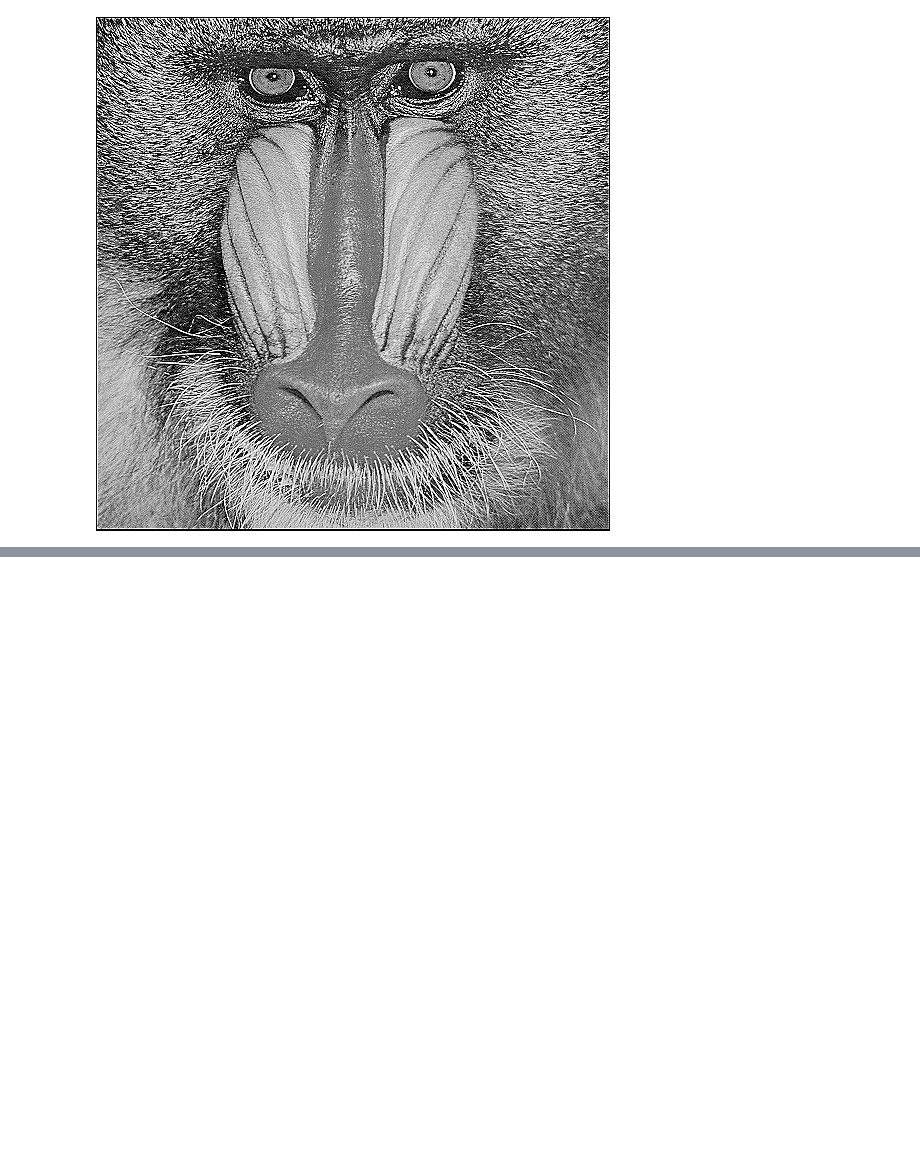
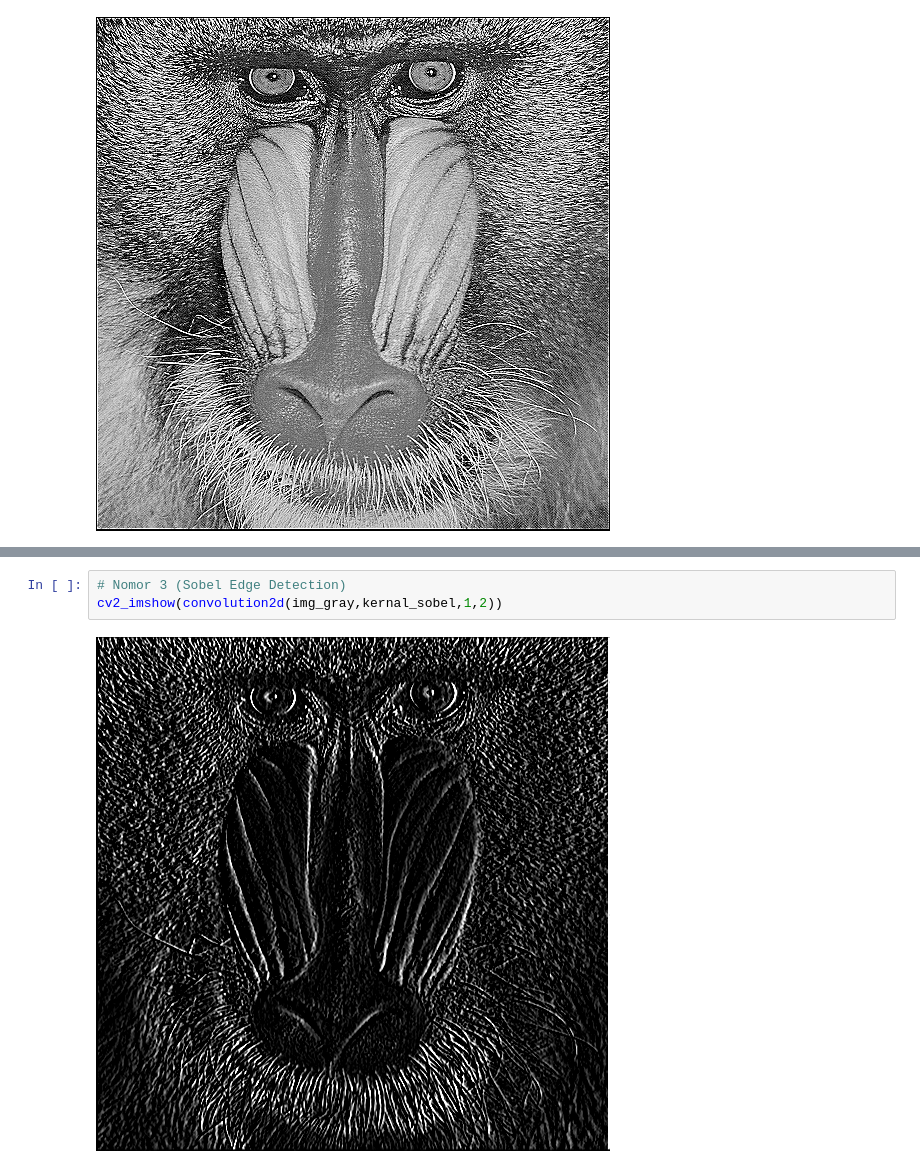
Before and after one commit to raihanrach/PCVK_Genap_2021, a Jupyter notebook: week7.ipynb, the cells around one changed output, grey strips where cells are left out. Saved outputs shown, nothing was run; the diff lists cells and outputs as text; blank space fills up the shorter version.

```diff
--- a/week7.ipynb
+++ b/week7.ipynb
@@ -78,0 +84,5 @@ cv2_imshow(convolution2d(img_gray,kernal_sharpen,1,2))
+# %%
+# Nomor 3 (Sobel Edge Detection)
+cv2_imshow(convolution2d(img_gray,kernal_sobel,1,2))
+# %% [output]
+[figure, added]
```
Also changed, not shown: parts of 3 cells of this notebook.
